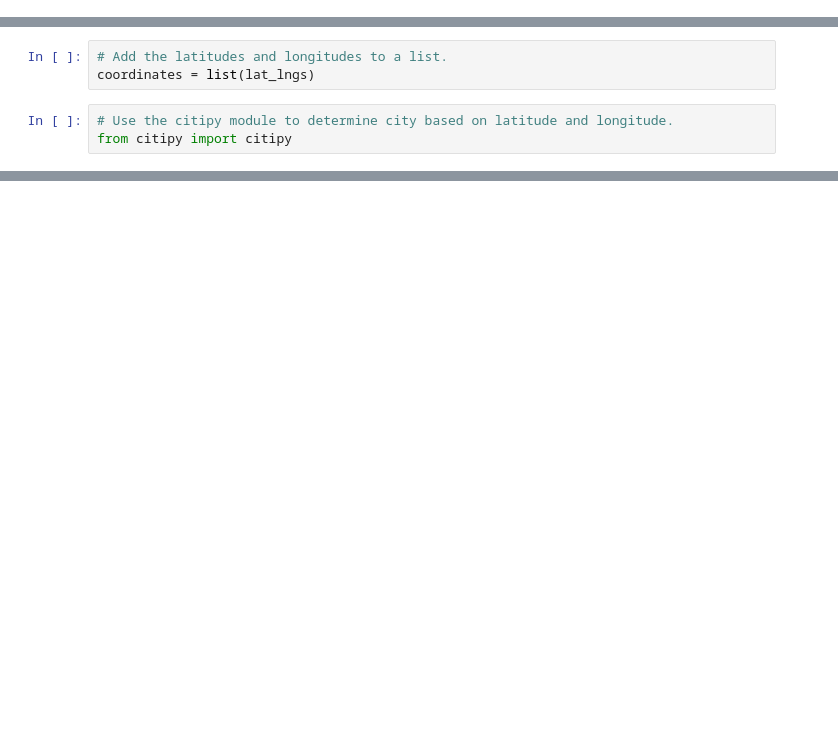
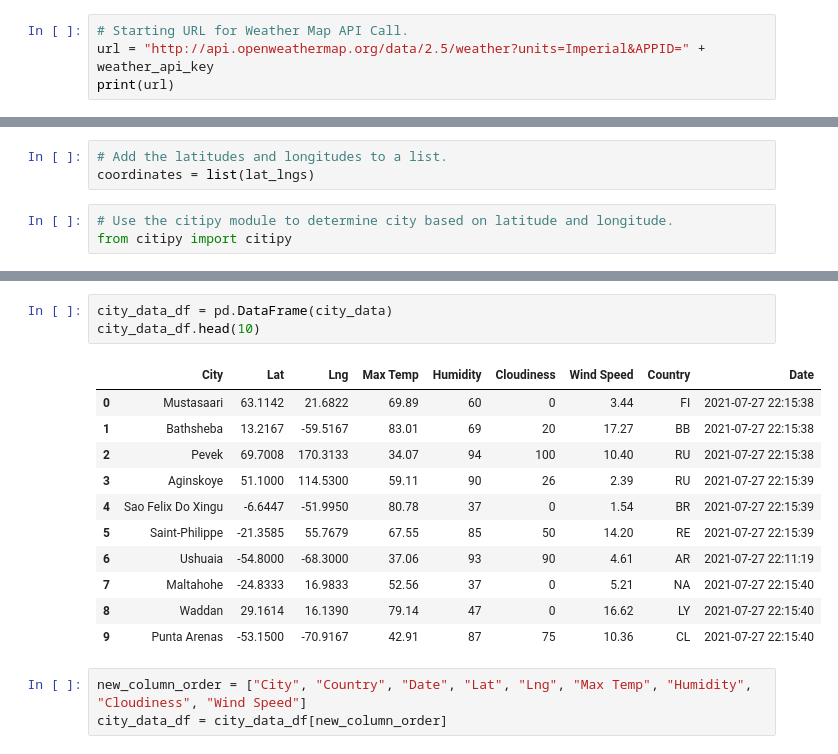
Before and after one commit to bazinga183/World_Weather_Analysis, a Jupyter notebook: WeatherPy.ipynb, the cells around one changed output, grey strips where cells are left out. Drawn from its saved outputs; the diff is of its cells as text; blank space fills up the shorter version.

```diff
--- a/WeatherPy.ipynb
+++ b/WeatherPy.ipynb
@@ -11,3 +17,7 @@ lat_lngs = zip(lats, lngs)
 lat_lngs
 # %% [output]
 <zip at 0x...>
+# %%
+# Starting URL for Weather Map API Call.
+url = "http://api.openweathermap.org/data/2.5/weather?units=Imperial&APPID=" + weather_api_key
+print(url)
@@ -35,0 +130,18 @@ len(cities)
+# %%
+city_data_df = pd.DataFrame(city_data)
+city_data_df.head(10)
+# %% [output]
+|  | City | Lat | Lng | Max Temp | Humidity | Cloudiness | Wind Speed | Country | Date |
+| 0 | Mustasaari | 63.1142 | 21.6822 | 69.89 | 60 | 0 | 3.44 | FI | 2021-07-27 22:15:38 |
+| 1 | Bathsheba | 13.2167 | -59.5167 | 83.01 | 69 | 20 | 17.27 | BB | 2021-07-27 22:15:38 |
+| 2 | Pevek | 69.7008 | 170.3133 | 34.07 | 94 | 100 | 10.40 | RU | 2021-07-27 22:15:38 |
+| 3 | Aginskoye | 51.1000 | 114.5300 | 59.11 | 90 | 26 | 2.39 | RU | 2021-07-27 22:15:39 |
+| 4 | Sao Felix Do Xingu | -6.6447 | -51.9950 | 80.78 | 37 | 0 | 1.54 | BR | 2021-07-27 22:15:39 |
+| 5 | Saint-Philippe | -21.3585 | 55.7679 | 67.55 | 85 | 50 | 14.20 | RE | 2021-07-27 22:15:39 |
+| 6 | Ushuaia | -54.8000 | -68.3000 | 37.06 | 93 | 90 | 4.61 | AR | 2021-07-27 22:11:19 |
+| 7 | Maltahohe | -24.8333 | 16.9833 | 52.56 | 37 | 0 | 5.21 | NA | 2021-07-27 22:15:40 |
+| 8 | Waddan | 29.1614 | 16.1390 | 79.14 | 47 | 0 | 16.62 | LY | 2021-07-27 22:15:40 |
+| 9 | Punta Arenas | -53.1500 | -70.9167 | 42.91 | 87 | 75 | 10.36 | CL | 2021-07-27 22:15:40 |
+# %%
+new_column_order = ["City", "Country", "Date", "Lat", "Lng", "Max Temp", "Humidity", "Cloudiness", "Wind Speed"]
+city_data_df = city_data_df[new_column_order]
```
Also changed, not shown: parts of 7 cells of this notebook, 3 other files.
